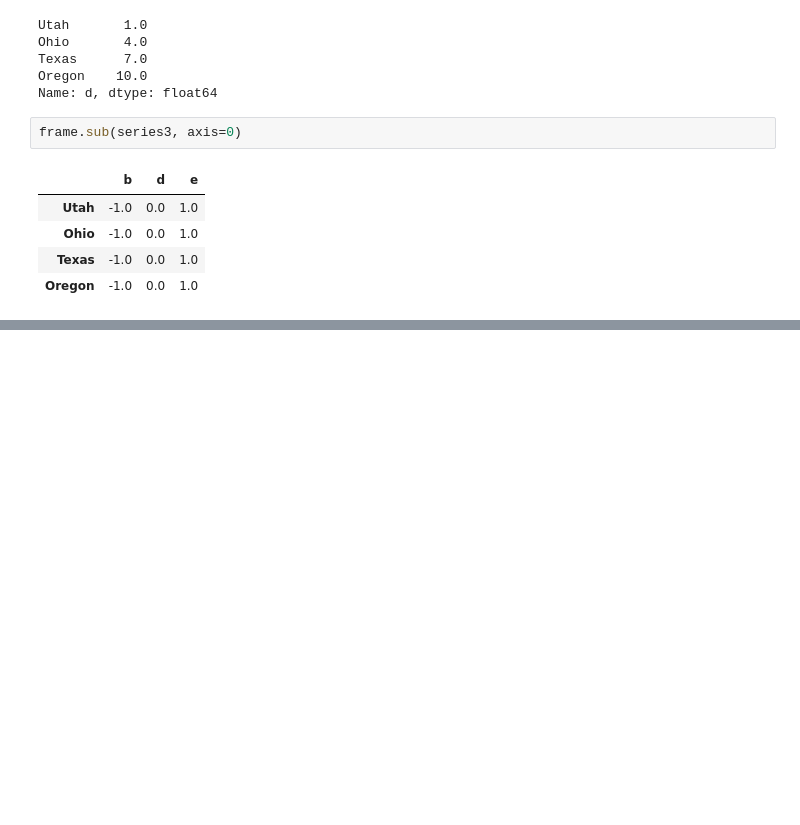
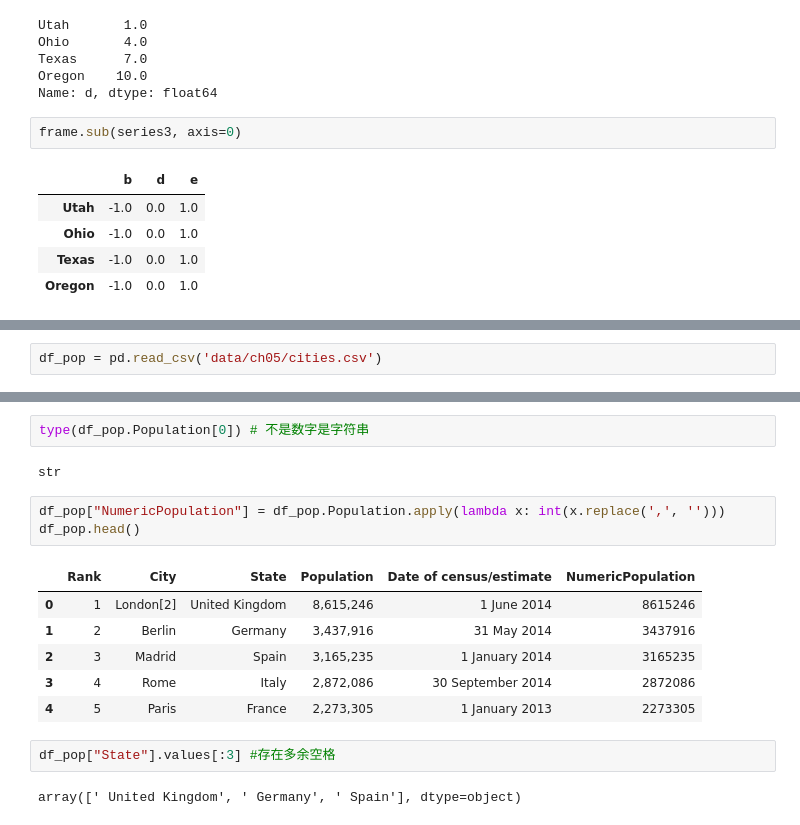
Before and after one commit to QiuJingwen/course-beginning-python, a Jupyter notebook: 5. python数据处理.ipynb, the cells around one changed output, grey strips where cells are left out. Drawn from its saved outputs; the diff is of its cells as text; blank space fills up the shorter version.

```diff
--- a/5. python数据处理.ipynb
+++ b/5. python数据处理.ipynb
@@ -1242,0 +1779,2 @@ frame.sub(series3, axis=0)
+# %%
+df_pop = pd.read_csv('data/ch05/cities.csv')
@@ -1242,0 +1803,18 @@ frame.sub(series3, axis=0)
+# %%
+type(df_pop.Population[0]) # 不是数字是字符串
+# %% [output]
+str
+# %%
+df_pop["NumericPopulation"] = df_pop.Population.apply(lambda x: int(x.replace(',', '')))
+df_pop.head()
+# %% [output]
+|  | Rank | City | State | Population | Date of census/estimate | NumericPopulation |
+| 0 | 1 | London[2] | United Kingdom | 8,615,246 | 1 June 2014 | 8615246 |
+| 1 | 2 | Berlin | Germany | 3,437,916 | 31 May 2014 | 3437916 |
+| 2 | 3 | Madrid | Spain | 3,165,235 | 1 January 2014 | 3165235 |
+| 3 | 4 | Rome | Italy | 2,872,086 | 30 September 2014 | 2872086 |
+| 4 | 5 | Paris | France | 2,273,305 | 1 January 2013 | 2273305 |
+# %%
+df_pop["State"].values[:3] #存在多余空格
+# %% [output]
+array([' United Kingdom', ' Germany', ' Spain'], dtype=object)
```
Also changed, not shown: parts of 115 cells of this notebook, 1 other file.
